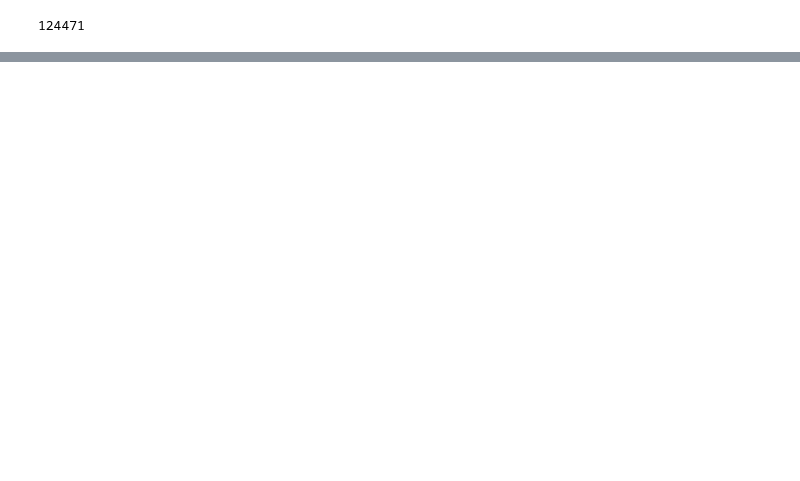
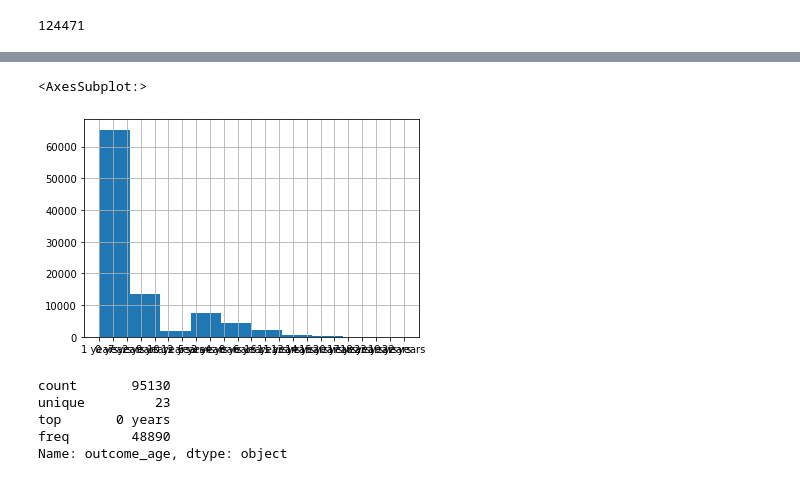
Before and after one commit to o0amandagomez0o/individual_project, a Jupyter notebook: aac_adoption.ipynb, the cells around one changed output, grey strips where cells are left out. Drawn from its saved outputs; the diff is of its cells as text; code cells hidden in the pictures; blank space fills up the shorter version.

```diff
--- a/aac_adoption.ipynb
+++ b/aac_adoption.ipynb
@@ -598,0 +1323,4 @@ df['outcome_type'].value_counts().sum()
+# %%
+df = w.get_aac()
+# %%
+df = w.clean_aac(df)
@@ -598,0 +1351,2 @@ df['outcome_type'].value_counts().sum()
+# %%
+df.replace('1 year', '1 years', inplace = True )
@@ -598,0 +1382,13 @@ df['outcome_type'].value_counts().sum()
+# %%
+df.outcome_age.hist()
+# %% [output]
+<AxesSubplot:>
+[figure, added]
+# %%
+df.outcome_age.describe()
+# %% [output]
+count       95130
+unique         23
+top       0 years
+freq        48890
+Name: outcome_age, dtype: object
```
Also changed, not shown: parts of 152 cells of this notebook, 2 other files.
